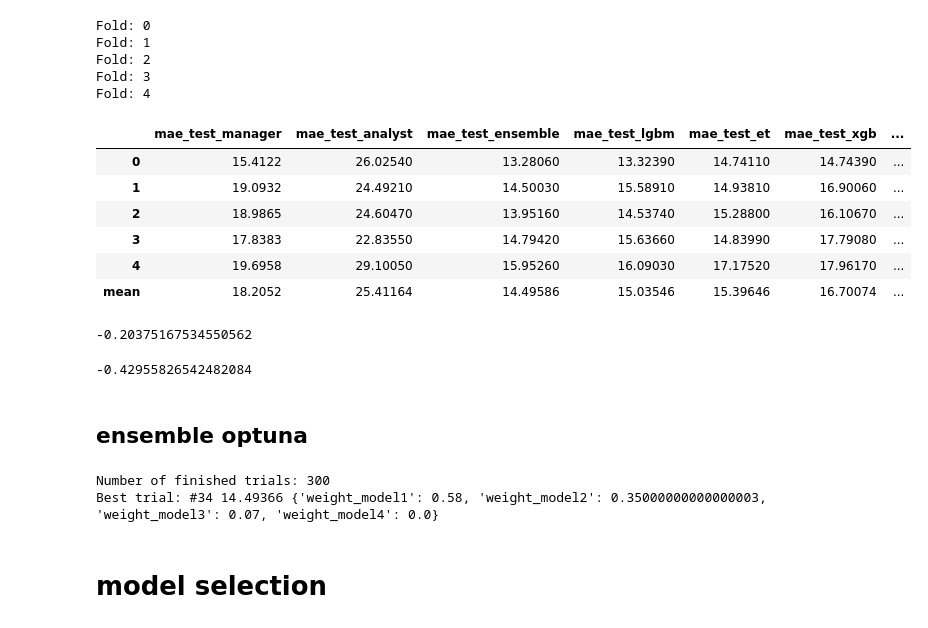
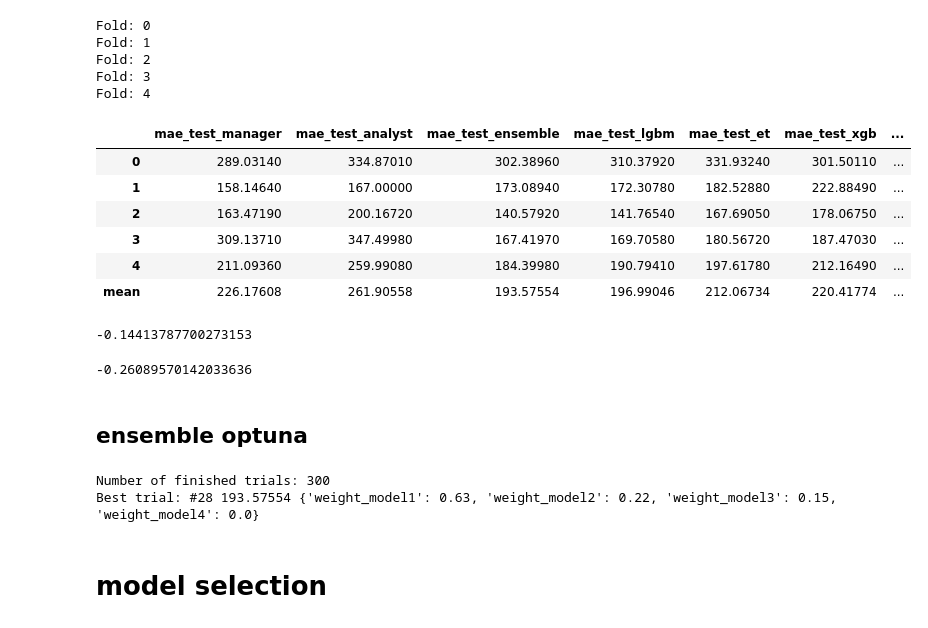
Before and after one commit to hannez11/revenue-forecasting, a Jupyter notebook: 011523_Forecasting_Models_LargestFirms.ipynb, the cells around one changed output. Cells and saved outputs as stored; diff of their text form; code cells hidden in the pictures.

Commit message:
without_guidance_model

```diff
--- a/011323_Guidance_Models.ipynb
+++ b/011523_Forecasting_Models_LargestFirms.ipynb
@@ -190,7 +190,7 @@ param = {
     'num_threads': 10
     }
 
-param.update({'num_leaves': 20, 'learning_rate': 0.03, 'max_depth': 8, 'min_data_in_leaf': 8}) # manager without 10% highest rev
+param.update({'num_leaves': 5, 'learning_rate': 0.02, 'max_depth': 6, 'min_data_in_leaf': 8}) # manager without 10% highest rev
 # %% [markdown]
 ## xgb/rf/et
 # %%
@@ -207,7 +207,7 @@ def rf_model():
                 "n_jobs": -1,
                 "random_state": 123
             }
-    # param_rf.update(study_rf.best_trial.params) # select opt params in the model selection chapter
+    param_rf.update(study_rf.best_trial.params) # select opt params in the model selection chapter
 
     rf = RandomForestRegressor(**param_rf)
     # train the model
@@ -233,7 +233,7 @@ def et_model():
         "n_jobs": -1,
         "random_state": 123
         }
-    # param_et.update(study_et.best_trial.params)
+    param_et.update(study_et.best_trial.params)
 
 
     et = ExtraTreesRegressor(**param_et)
@@ -263,7 +263,7 @@ def xgb_model():
                     "tree_method": "hist",
                     "early_stopping_rounds": 100, # tries for X more iterations after the first minimum was detected
                 }
-    # param_xgb.update(study_xgb.best_trial.params) # use best optuna parameters
+    param_xgb.update(study_xgb.best_trial.params) # use best optuna parameters
 
     xgb = xgboost.XGBRegressor(**param_xgb)
 
@@ -287,13 +287,12 @@ df = df_raw.copy()
 
 # drop revenues >90% percentile
 df["actual_revenue"].mean(), df["actual_revenue"].max()
-df = df[(df["actual_revenue"] <= df["actual_revenue"].quantile(.90))] # see geertsema paper
-# df = df[(df["actual_revenue"] >= df["actual_revenue"].quantile(0.0)) & (df["actual_revenue"] <= df["actual_revenue"].quantile(.98))] # 49360.0: highest msft
+df = df[(df["actual_revenue"] >= df["actual_revenue"].quantile(0.9)) & (df["actual_revenue"] <= df["actual_revenue"].quantile(.990))] # 49360.0: highest msft
 df["actual_revenue"].mean(), df["actual_revenue"].max()
 
 # cv: restrict to 80% | keep 20% as holdout
 ###############################
-df = df.iloc[:(int(df.shape[0]*0.8)), ]
+# df = df.iloc[:(int(df.shape[0]*0.8)), ]
 ###############################
 
 df = df.reset_index(drop=True)
@@ -314,7 +313,7 @@ forecast_feature = ["revenue_guidance_average", "revenue_guidance_error_adjusted
 
 # X_all = df.drop(columns=["actual_revenue"] + df.filter(regex="guidance|analyst").columns.tolist()).iloc[:, df.columns.get_loc("firm_id"):]
 # floats = X_all.select_dtypes(include=[float]).columns.to_list()
-floats = boruta_feats_manager[:21]
+floats = boruta_feats_manager[:22]
 
 # print(df.select_dtypes(include=['category']).columns.to_list())
 categoricals_targetencode = ['quarter_fama_industry_cat', "quarter_previous_cat"]
@@ -1085,7 +1056,7 @@ Fold: 4
 
 blend_results_dict = {'mae_test_manager': [], 'mae_test_analyst': [], 'mae_test_ensemble': [], 'mae_test_lgbm': [], 'mae_test_et': [], 'mae_test_xgb': [], 'mae_test_rf': [], 'p_manager_ensemble': [], 'p_manager_lgbm': [], 'p_manager_et': [], 'p_manager_xgb': [], 'p_manager_rf': [], 'p_analyst_ensemble': [], 'p_analyst_lgbm': [], 'p_analyst_et': [], 'p_analyst_xgb': [], 'p_analyst_rf': []}
 
-ensemble_weights = {'weight_model1': 0.58, 'weight_model2': 0.37, 'weight_model3': 0.05, 'weight_model4': 0.0} # manager; optuna see cell below
+ensemble_weights = {'weight_model1': 0.63, 'weight_model2': 0.22, 'weight_model3': 0.15, 'weight_model4': 0.0} # manager; optuna see cell below
 
 # iterate through folds
 for fold in range(0, folds):
@@ -1106,41 +1077,41 @@ for fold in range(0, folds):
         if "tests" in key: # skip actual values key
             continue
         elif key.__contains__("manager") or key.__contains__("analyst"): # dont calc p value for manager/analyst arrays
             # calc mae for manager/analyst/models
             mae = round(mean_absolute_error(tss_blend_preds["y_tests"][fold], value[fold]), 4)
             # append mae
             key_blend_results_dict = "mae_test_" + key.split("_")[-1]
             blend_results_dict[key_blend_results_dict].append(mae)
         else: # calc mae and p value for each model
             # calc mae
             key_mae_model= "mae_test_" + key.split("_")[-1]
             mae = round(mean_absolute_error(tss_blend_preds["y_tests"][fold], value[fold]), 4)
             blend_results_dict[key_mae_model].append(mae) # append mae
             # calc p manager (of whether MAE of model is significantly different than MAE of manager/analyst)
             key_p_manager = "p_manager_" + key.split("_")[-1] # match key in dict
             p_manager = round(stats.ttest_ind(a=np.array(abs(value[fold]-tss_blend_preds["y_tests"][fold])), b=np.array(abs(tss_blend_preds["y_manager"][fold]-tss_blend_preds["y_tests"][fold])), equal_var=False)[1], 4)
             blend_results_dict[key_p_manager].append(p_manager) # append mae
             # calc p analyst
             key_p_analyst = "p_analyst_" + key.split("_")[-1] # match key in dict
             p_analyst = round(stats.ttest_ind(a=np.array(abs(value[fold]-tss_blend_preds["y_tests"][fold])), b=np.array(abs(tss_blend_preds["y_analyst"][fold]-tss_blend_preds["y_tests"][fold])), equal_var=False)[1], 4)
             blend_results_dict[key_p_analyst].append(p_analyst) # append mae
 
 df_tss_blend = pd.DataFrame(blend_results_dict)
 df_tss_blend.loc['mean'] = df_tss_blend.mean() # add mean to each col
 df_tss_blend
 
 (df_tss_blend["mae_test_ensemble"].mean() - df_tss_blend["mae_test_manager"].mean()) / df_tss_blend["mae_test_manager"].mean()
 (df_tss_blend["mae_test_ensemble"].mean() - df_tss_blend["mae_test_analyst"].mean()) / df_tss_blend["mae_test_analyst"].mean()
 # %% [output]
 |  | mae_test_manager | mae_test_analyst | mae_test_ensemble | mae_test_lgbm | mae_test_et | mae_test_xgb | ... |
-| 0 | 15.4122 | 26.02540 | 13.28060 | 13.32390 | 14.74110 | 14.74390 | ... |
-| 1 | 19.0932 | 24.49210 | 14.50030 | 15.58910 | 14.93810 | 16.90060 | ... |
-| 2 | 18.9865 | 24.60470 | 13.95160 | 14.53740 | 15.28800 | 16.10670 | ... |
-| 3 | 17.8383 | 22.83550 | 14.79420 | 15.63660 | 14.83990 | 17.79080 | ... |
-| 4 | 19.6958 | 29.10050 | 15.95260 | 16.09030 | 17.17520 | 17.96170 | ... |
-| mean | 18.2052 | 25.41164 | 14.49586 | 15.03546 | 15.39646 | 16.70074 | ... |
+| 0 | 289.03140 | 334.87010 | 302.38960 | 310.37920 | 331.93240 | 301.50110 | ... |
+| 1 | 158.14640 | 167.00000 | 173.08940 | 172.30780 | 182.52880 | 222.88490 | ... |
+| 2 | 163.47190 | 200.16720 | 140.57920 | 141.76540 | 167.69050 | 178.06750 | ... |
+| 3 | 309.13710 | 347.49980 | 167.41970 | 169.70580 | 180.56720 | 187.47030 | ... |
+| 4 | 211.09360 | 259.99080 | 184.39980 | 190.79410 | 197.61780 | 212.16490 | ... |
+| mean | 226.17608 | 261.90558 | 193.57554 | 196.99046 | 212.06734 | 220.41774 | ... |
--0.20375167534550562
+-0.14413787700273153
--0.42955826542482084
+-0.26089570142033636
 # %% [markdown]
 ## ensemble optuna
 # %%
@@ -1190,7 +1161,7 @@ print('Number of finished trials:', len(study_blend.trials))
 print(f'Best trial: #{study_blend.best_trial.number} {study_blend.best_trial.values[0]}', blend_dict_opt)
 # %% [output]
 Number of finished trials: 300
-Best trial: #34 14.49366 {'weight_model1': 0.58, 'weight_model2': 0.35000000000000003, 'weight_model3': 0.07, 'weight_model4': 0.0}
+Best trial: #28 193.57554 {'weight_model1': 0.63, 'weight_model2': 0.22, 'weight_model3': 0.15, 'weight_model4': 0.0}
 # %% [markdown]
 # model selection
 # %% [markdown]
```
Also changed, not shown: parts of 18 cells of this notebook, 4 other files.
